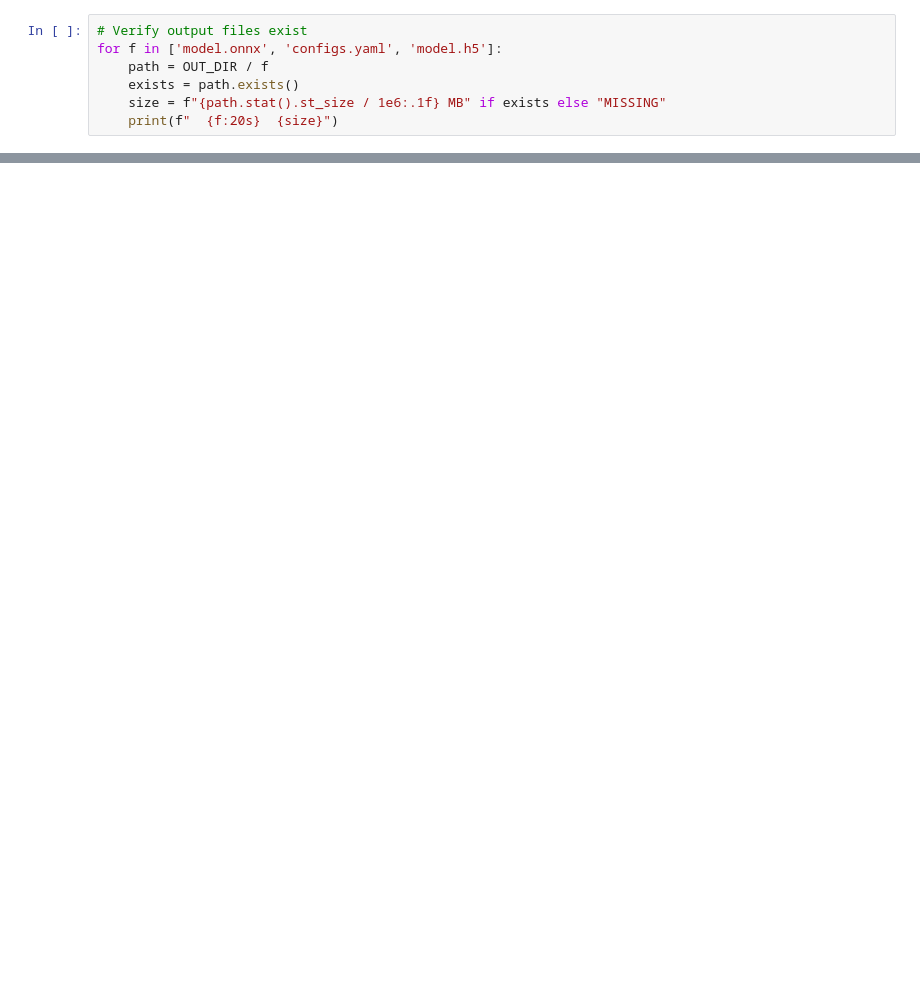
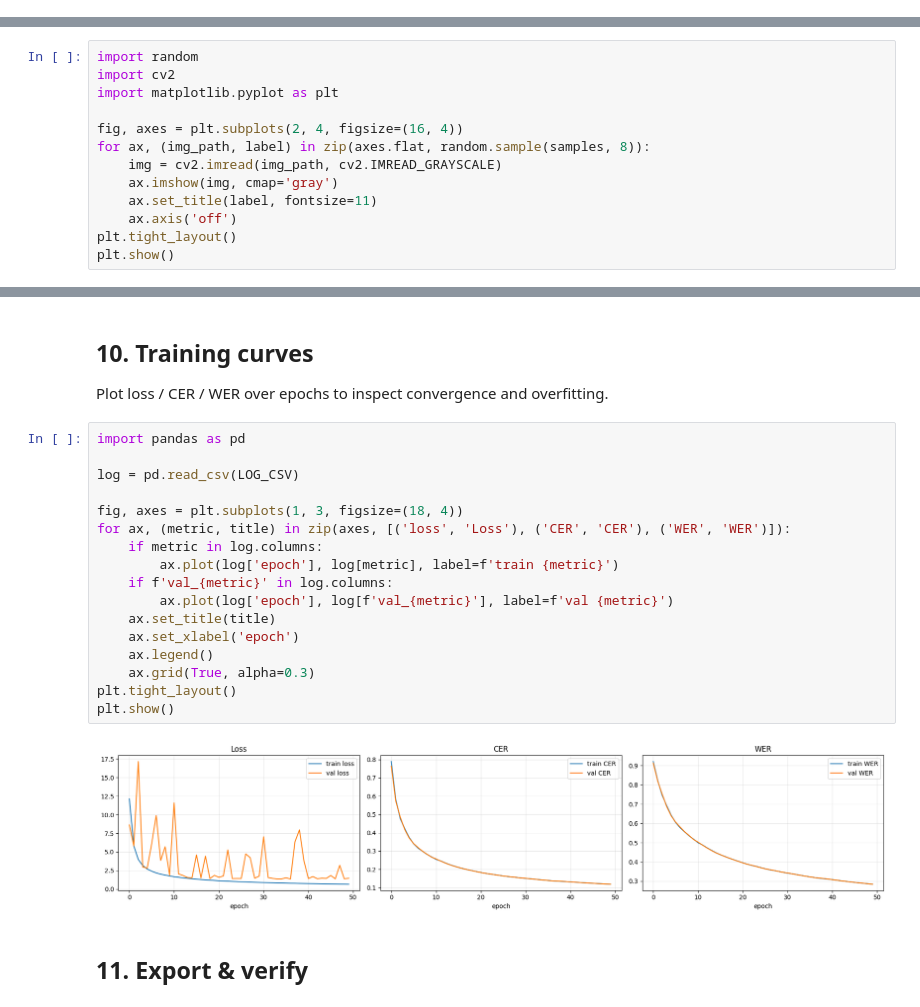
Before and after one commit to ThanhTamK4/handwriting-recognition, a Jupyter notebook: training/train_mltu_colab.ipynb, the cells around one changed output, grey strips where cells are left out. Cells and saved outputs as stored; diff of their text form; blank space fills up the shorter version.

```diff
--- a/training/train_mltu_colab.ipynb
+++ b/training/train_mltu_colab.ipynb
@@ -291,7 +0,0 @@ streamlit run app/streamlit_app.py
-# %%
-# Verify output files exist
-for f in ['model.onnx', 'configs.yaml', 'model.h5']:
-    path = OUT_DIR / f
-    exists = path.exists()
-    size = f"{path.stat().st_size / 1e6:.1f} MB" if exists else "MISSING"
-    print(f"  {f:20s}  {size}")
@@ -297,0 +159,13 @@ for f in ['model.onnx', 'configs.yaml', 'model.h5']:
+# %%
+import random
+import cv2
+import matplotlib.pyplot as plt
+
+fig, axes = plt.subplots(2, 4, figsize=(16, 4))
+for ax, (img_path, label) in zip(axes.flat, random.sample(samples, 8)):
+    img = cv2.imread(img_path, cv2.IMREAD_GRAYSCALE)
+    ax.imshow(img, cmap='gray')
+    ax.set_title(label, fontsize=11)
+    ax.axis('off')
+plt.tight_layout()
+plt.show()
@@ -297,0 +388,25 @@ for f in ['model.onnx', 'configs.yaml', 'model.h5']:
+# %% [markdown]
+## 10. Training curves
+
+Plot loss / CER / WER over epochs to inspect convergence and overfitting.
+# %%
+import pandas as pd
+
+log = pd.read_csv(LOG_CSV)
+
+fig, axes = plt.subplots(1, 3, figsize=(18, 4))
+for ax, (metric, title) in zip(axes, [('loss', 'Loss'), ('CER', 'CER'), ('WER', 'WER')]):
+    if metric in log.columns:
+        ax.plot(log['epoch'], log[metric], label=f'train {metric}')
+    if f'val_{metric}' in log.columns:
+        ax.plot(log['epoch'], log[f'val_{metric}'], label=f'val {metric}')
+    ax.set_title(title)
+    ax.set_xlabel('epoch')
+    ax.legend()
+    ax.grid(True, alpha=0.3)
+plt.tight_layout()
+plt.show()
+# %% [output]
+[figure, added]
+# %% [markdown]
+## 11. Export & verify
```
Also changed, not shown: parts of 40 cells of this notebook, 45 other files.
